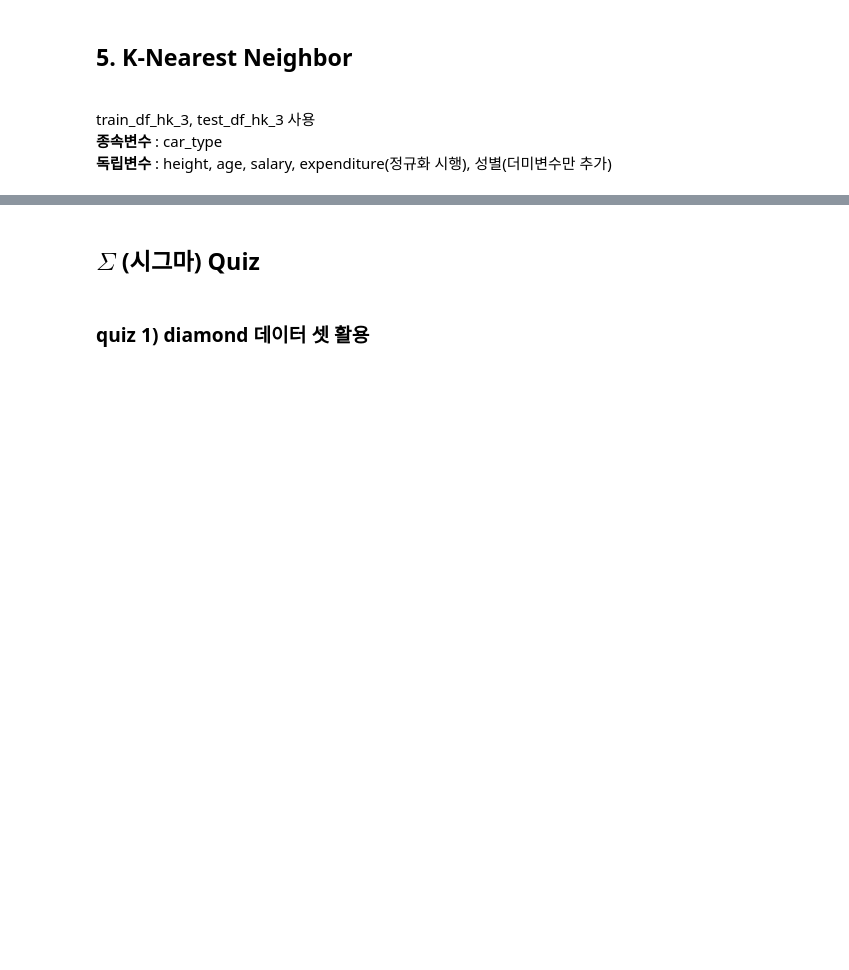
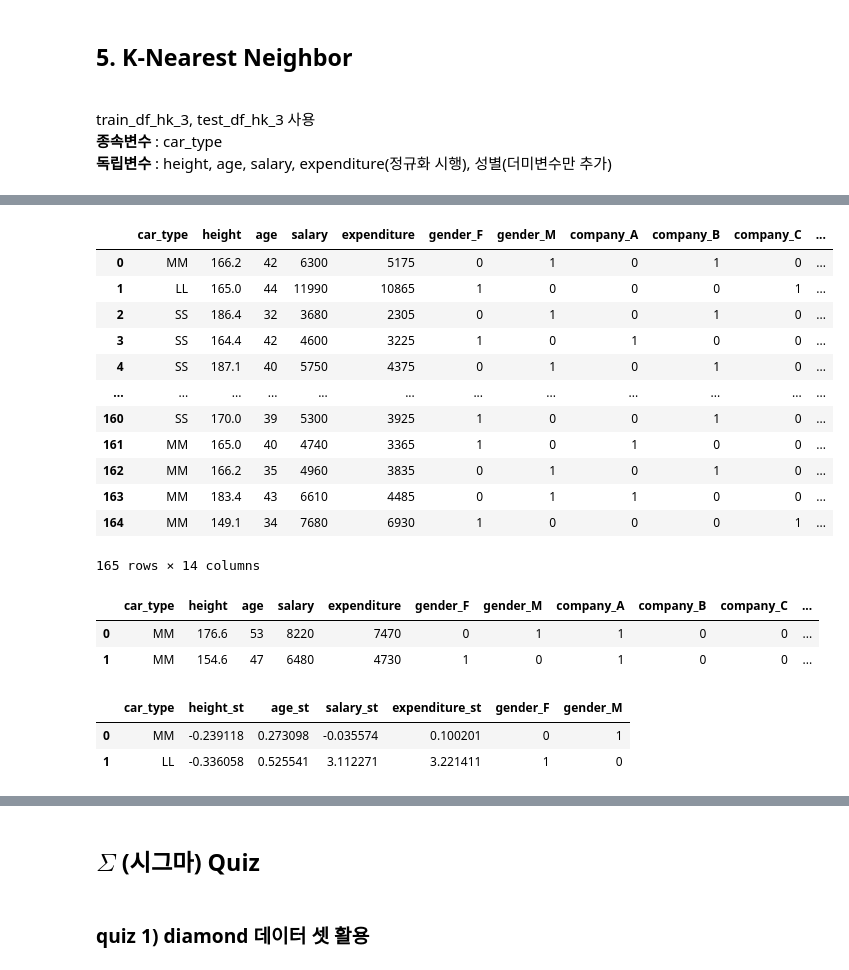
Before and after one commit to leeyonghee1017/TIL, a Jupyter notebook: TIL20230308_MachineLearning_Practice/Classificaion(Logistic Regression, Decision Tree, etc).ipynb, the cells around one changed output, grey strips where cells are left out. Saved outputs shown, nothing was run; the diff lists cells and outputs as text; code cells hidden in the pictures; blank space fills up the shorter version.

```diff
--- a/TIL20230308_MachineLearning_Practice/Classificaion(Logistic Regression, Decision Tree, etc).ipynb
+++ b/TIL20230308_MachineLearning_Practice/Classificaion(Logistic Regression, Decision Tree, etc).ipynb
@@ -1429,20 +1459,54 @@ test_df_hk_3
 # %%
 # train dataset 준비,  StandardScaling, concat
 
 # StandardScaling ['height', 'age', 'salary', 'expenditure']
 from sklearn.preprocessing import StandardScaler
-
+sd_5_train = StandardScaler().fit(train_df_hk_3[['height', 'age', 'salary', 'expenditure']])
+sd_5_train
 
 # train.transform, pd.DataFrame
-
+df_hk_5_train_sd = pd.DataFrame( sd_5_train.transform(train_df_hk_3[['height', 'age', 'salary', 'expenditure']]),
+                             columns = sd_5_train.feature_names_in_ + '_st')
+df_hk_5_train_sd
 
 # train concat, reset_index(drop=True) 기존 index 삭제
+train_df_hk_5 = pd.concat([ train_df_hk_3.reset_index(drop=True), df_hk_5_train_sd.reset_index(drop=True) ], axis=1)
+train_df_hk_5
+# %% [output]
+|  | car_type | height | age | salary | expenditure | gender_F | gender_M | company_A | company_B | company_C | ... |
+| 0 | MM | 166.2 | 42 | 6300 | 5175 | 0 | 1 | 0 | 1 | 0 | ... |
+| 1 | LL | 165.0 | 44 | 11990 | 10865 | 1 | 0 | 0 | 0 | 1 | ... |
+| 2 | SS | 186.4 | 32 | 3680 | 2305 | 0 | 1 | 0 | 1 | 0 | ... |
+| 3 | SS | 164.4 | 42 | 4600 | 3225 | 1 | 0 | 1 | 0 | 0 | ... |
+| 4 | SS | 187.1 | 40 | 5750 | 4375 | 0 | 1 | 0 | 1 | 0 | ... |
+| ... | ... | ... | ... | ... | ... | ... | ... | ... | ... | ... | ... |
+| 160 | SS | 170.0 | 39 | 5300 | 3925 | 1 | 0 | 0 | 1 | 0 | ... |
+| 161 | MM | 165.0 | 40 | 4740 | 3365 | 1 | 0 | 1 | 0 | 0 | ... |
+| 162 | MM | 166.2 | 35 | 4960 | 3835 | 0 | 1 | 0 | 1 | 0 | ... |
+| 163 | MM | 183.4 | 43 | 6610 | 4485 | 0 | 1 | 1 | 0 | 0 | ... |
+| 164 | MM | 149.1 | 34 | 7680 | 6930 | 1 | 0 | 0 | 0 | 1 | ... |
+165 rows × 14 columns
 # %%
 # test dataset 준비,  train StandardScaler 적용, concat
 
 # test.transform, pd.DataFrame
-
+df_hk_5_test_sd = pd.DataFrame( sd_5_train.transform(test_df_hk_3[['height', 'age', 'salary', 'expenditure']]),
+                             columns = sd_5_train.feature_names_in_ + '_st') # 끝에 '_st'를 붙인다
+df_hk_5_test_sd[:5]
 
 # test concat, reset_index(drop=True)
+test_df_hk_5 = pd.concat([ test_df_hk_3.reset_index(drop=True), df_hk_5_test_sd.reset_index(drop=True) ], axis=1)
+test_df_hk_5[:2]
+# %% [output]
+|  | car_type | height | age | salary | expenditure | gender_F | gender_M | company_A | company_B | company_C | ... |
+| 0 | MM | 176.6 | 53 | 8220 | 7470 | 0 | 1 | 1 | 0 | 0 | ... |
+| 1 | MM | 154.6 | 47 | 6480 | 4730 | 1 | 0 | 1 | 0 | 0 | ... |
 # %%
 # train, test df 생성 , ['car_type', 'height_st', 'age_st', 'salary_st', 'expenditure_st', 'gender_F', 'gender_M']
+train_df_hk_5 = train_df_hk_5[['car_type', 'height_st', 'age_st', 'salary_st', 'expenditure_st', 'gender_F', 'gender_M']]
+test_df_hk_5 = test_df_hk_5[['car_type', 'height_st', 'age_st', 'salary_st', 'expenditure_st', 'gender_F', 'gender_M']]
+train_df_hk_5[:2]
+# %% [output]
+|  | car_type | height_st | age_st | salary_st | expenditure_st | gender_F | gender_M |
+| 0 | MM | -0.239118 | 0.273098 | -0.035574 | 0.100201 | 0 | 1 |
+| 1 | LL | -0.336058 | 0.525541 | 3.112271 | 3.221411 | 1 | 0 |
```
Also changed, not shown: parts of 20 cells of this notebook, 1 other file.
